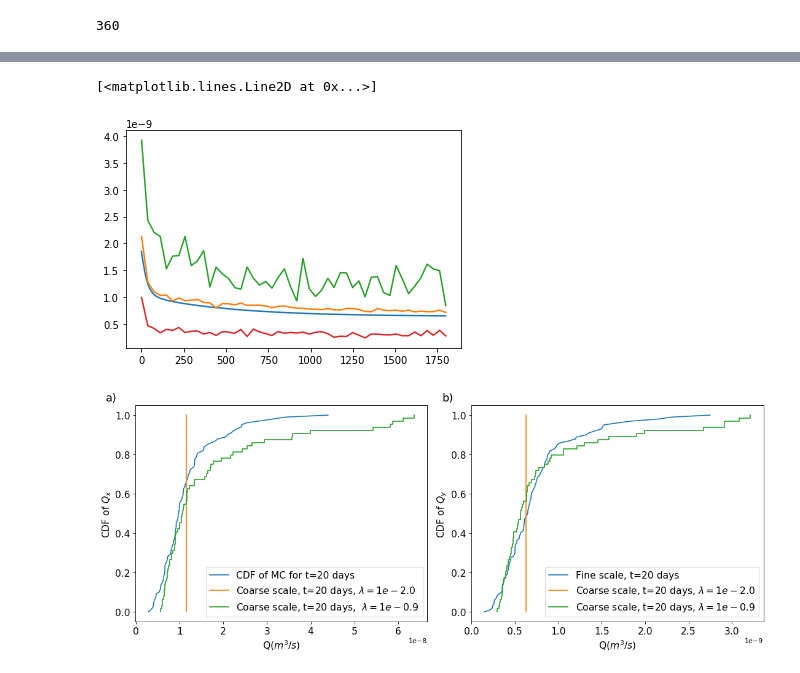
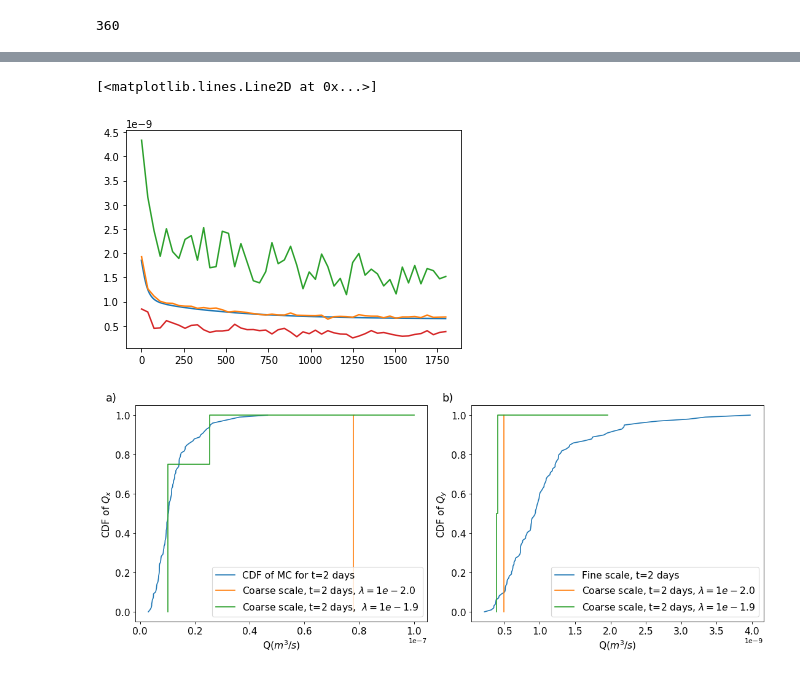
Before and after one commit to dbelivanis/Information-Theory-2, a Jupyter notebook: Optimization/check.ipynb, the cells around one changed output, grey strips where cells are left out. Drawn from its saved outputs; the diff is of its cells as text; code cells hidden in the pictures.

```diff
--- a/Optimization/check.ipynb
+++ b/Optimization/check.ipynb
@@ -29,15 +29,15 @@ p = p.reshape([-1,N_k])
 
 N_epoch = p.shape[0]
 
-q_x = np.loadtxt(f"{result_loc}{run_name}q_x.txt")/1000
+q_x = np.loadtxt(f"{result_loc}{run_name}q_x.txt")
 q_x = q_x.reshape([N_epoch,N_k,-1])
-q_y = np.loadtxt(f"{result_loc}{run_name}q_y.txt")/1000
+q_y = np.loadtxt(f"{result_loc}{run_name}q_y.txt")
 q_y = q_y.reshape([N_epoch,N_k,-1])
-k_x = np.loadtxt(f"{result_loc}{run_name}k_x.txt")/1000
+k_x = np.loadtxt(f"{result_loc}{run_name}k_x.txt")
 k_x = k_x.reshape([N_epoch,N_k,-1])
-k_y = np.loadtxt(f"{result_loc}{run_name}k_y.txt")/1000
+k_y = np.loadtxt(f"{result_loc}{run_name}k_y.txt")
 k_y = k_y.reshape([N_epoch,N_k,-1])
-k_xy = np.loadtxt(f"{result_loc}{run_name}k_xy.txt")/1000
+k_xy = np.loadtxt(f"{result_loc}{run_name}k_xy.txt")
 k_xy = k_xy.reshape([N_epoch,N_k,-1])
 
 lam = np.loadtxt(f"{result_loc}{run_name}lambda.txt")
@@ -100,6 +108,6 @@ plot_cdf(p,q_y,2,3)
 # %%
-q_MC_x = np.loadtxt(f"{train_loc}Q_x_5.txt")/1000
-q_MC_y = np.loadtxt(f"{train_loc}Q_y_5.txt")/1000
+q_MC_x = np.loadtxt(f"{train_loc}Q_x_5.txt")
+q_MC_y = np.loadtxt(f"{train_loc}Q_y_5.txt")
 # %%
 q_MC_x.shape
 # %% [output]
@@ -197,56 +200,59 @@ plt.plot(np.linspace(1,1800,N_steps),q_x[epoch,0:4,:].min(axis=0))
 # %%
 epoch = 26
 
-plt.plot(q_MC_y.mean(axis=0))
+plt.plot(q_MC_y.mean(axis=0)/1000)
 plt.plot(np.linspace(1,1800,N_steps),np.inner(q_y[epoch,:,:].T,p[epoch,:]))
 plt.plot(np.linspace(1,1800,N_steps),q_y[epoch,0:4,:].max(axis=0))
 plt.plot(np.linspace(1,1800,N_steps),q_y[epoch,0:4,:].min(axis=0))
 # %% [output]
 [<matplotlib.lines.Line2D at 0x...>]
-[figure, old version]
+[figure, new version]
 # %%
+epoch_1 = 0
+epoch_2 = 5
+
 my_dpi = 80
 fig, axs = plt.subplots(1, 2, figsize=(1100/my_dpi, 400/my_dpi), dpi=my_dpi)
 fig.subplots_adjust(left=0.02, bottom=0.06, right=0.95, top=0.94, wspace=0.15)
 ax1 = plt.subplot(121)
 ax1.text(-0.1, 1.02, 'a)', transform=ax1.transAxes,size=16)
 
-time_step = 20
+time_step = 2
 ii = N_steps_orig//(N_steps-1) * (time_step) -1
 
-Q_MC = q_MC_x[:,ii]
+Q_MC = q_MC_x[:,ii]/1000
 
 index_MC = np.argsort(Q_MC)
 plt.plot(Q_MC[index_MC],np.linspace(0,1,100),label=rf'CDF of MC for t={time_step} days')
-plot_cdf(p,q_x ,time_step,1,label=rf'Coarse scale, t={time_step} days, $\lambda = 1e{np.round(lam[1],1)}$')
-plot_cdf(p,q_x ,time_step,24,label=rf'Coarse scale, t={time_step} days,  $\lambda = 1e{np.round(lam[24],1)}$')
+plot_cdf(p,q_x ,time_step,epoch_1,label=rf'Coarse scale, t={time_step} days, $\lambda = 1e{np.round(lam[epoch_1],1)}$')
+plot_cdf(p,q_x ,time_step,epoch_2,label=rf'Coarse scale, t={time_step} days,  $\lambda = 1e{np.round(lam[epoch_2],1)}$')
 
 plt.xlabel(r'Q($m^3/s$)', fontsize= 14)
 plt.ylabel(r'CDF of $Q_x$', fontsize= 14)
 
 plt.tick_params(axis='both', which='major', labelsize=14)
 plt.ticklabel_format(axis="x", style="sci", scilimits=(0,0))
 plt.legend(loc=4, fontsize= 14)
 
 
 ax1 = plt.subplot(122)
 ax1.text(-0.1, 1.02, 'b)', transform=ax1.transAxes,size=16)
 
-Q_MC = q_MC_y[:,ii]
+Q_MC = q_MC_y[:,ii]/1000
 
 index_MC = np.argsort(Q_MC)
 plt.plot(Q_MC[index_MC],np.linspace(0,1,100),label=rf'Fine scale, t={time_step} days')
-plot_cdf(p,q_y ,time_step,1,label=rf'Coarse scale, t={time_step} days, $\lambda = 1e{np.round(lam[1],1)}$')
-plot_cdf(p,q_y ,time_step,24,label=rf'Coarse scale, t={time_step} days, $\lambda = 1e{np.round(lam[24],1)}$')
+plot_cdf(p,q_y ,time_step,epoch_1,label=rf'Coarse scale, t={time_step} days, $\lambda = 1e{np.round(lam[epoch_1],1)}$')
+plot_cdf(p,q_y ,time_step,epoch_2,label=rf'Coarse scale, t={time_step} days, $\lambda = 1e{np.round(lam[epoch_2],1)}$')
 
 plt.xlabel(r'Q($m^3/s$)', fontsize= 14)
 plt.ylabel(r'CDF of $Q_y$', fontsize= 14)
 
 plt.tick_params(axis='both', which='major', labelsize=14)
 plt.ticklabel_format(axis="x", style="sci", scilimits=(0,0))
 plt.legend(loc=4, fontsize= 14)
 plt.savefig('./../../../plots/2d_cdf_paper.pdf', bbox_inches='tight',dpi=my_dpi)
 
 plt.show()
 # %% [output]
-[figure, old version]
+[figure, new version]
```
Also changed, not shown: parts of 18 cells of this notebook, 1 other file.
